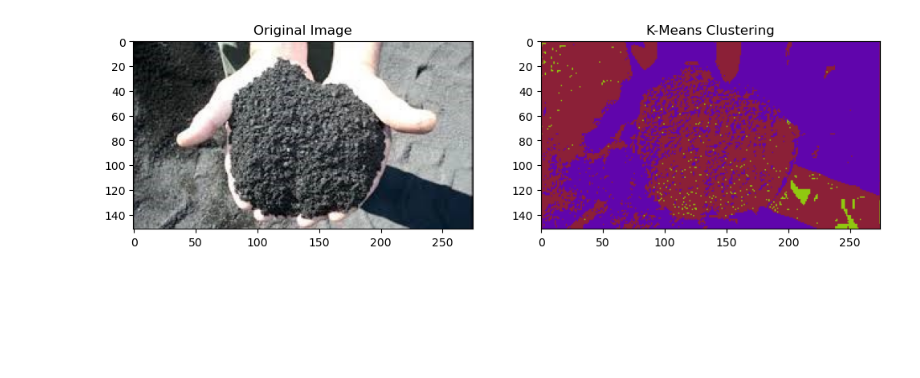
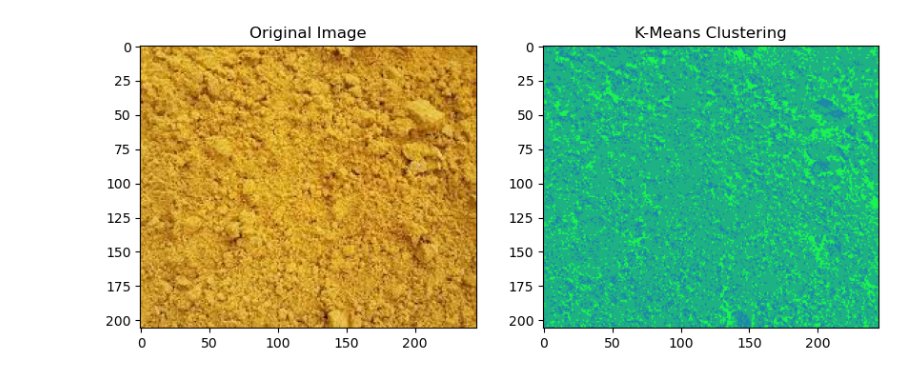
Before and after one commit to Pagornsun/-Soil-Organic-Matter-Estimation, a Jupyter notebook: src/main.ipynb, the cells around one changed output. Drawn from its saved outputs; the diff is of its cells as text; code cells hidden in the pictures; blank space fills up the shorter version.

```diff
--- a/src/main.ipynb
+++ b/src/main.ipynb
@@ -7,6 +7,7 @@ import pandas as pd
 
 # ฟังก์ชันแปลง RGB → HSI
 def rgb_to_hsi(image):
+    """ แปลงภาพจาก RGB เป็น HSI Color Space """
     image = image.astype(np.float32) / 255.0  # Normalize RGB
     r, g, b = cv2.split(image)
 
@@ -30,8 +31,9 @@ def rgb_to_hsi(image):
 
 # ฟังก์ชันโหลดและแปลงภาพ
 def load_and_convert_image(image_path):
+    """ โหลดและแปลงภาพเป็น RGB และ HSI """
     if not os.path.exists(image_path):
-        raise FileNotFoundError(f"ไม่พบไฟล์: {image_path}")
+        raise FileNotFoundError(f"❌ ไม่พบไฟล์: {image_path}")
 
     image = cv2.imread(image_path)
     image = cv2.cvtColor(image, cv2.COLOR_BGR2RGB)
@@ -40,17 +42,21 @@ def load_and_convert_image(image_path):
 
 # ฟังก์ชันลบพื้นหลัง
 def remove_background(image):
+    """ กำจัดพื้นหลังของดินด้วย Otsu's Thresholding """
     gray = cv2.cvtColor(image, cv2.COLOR_RGB2GRAY)
     _, thresh = cv2.threshold(gray, 0, 255, cv2.THRESH_BINARY_INV + cv2.THRESH_OTSU)
 
+    # ปรับปรุงผลลัพธ์ด้วย Morphological Operations
     kernel = np.ones((5, 5), np.uint8)
     mask = cv2.morphologyEx(thresh, cv2.MORPH_OPEN, kernel)
 
+    # ใช้ mask เพื่อลบพื้นหลังออกจากภาพ
     result = cv2.bitwise_and(image, image, mask=mask)
     return result, mask
 
 # ฟังก์ชันวิเคราะห์ค่าเฉลี่ยของ HSI
 def analyze_soil_color(hsi_image, mask):
+    """ คำนวณค่าเฉลี่ยของ H, S, I (HSI Color Space) """
     h, s, i = cv2.split(hsi_image)
     mean_H = np.mean(h[mask > 0])
     mean_S = np.mean(s[mask > 0])
@@ -59,6 +65,7 @@ def analyze_soil_color(hsi_image, mask):
 
 # ฟังก์ชัน K-Means Clustering
 def kmeans_clustering(hsi_image, k=3):
+    """ ใช้ K-Means Clustering แบ่งระดับสีดินใน HSI """
     pixels = hsi_image.reshape((-1, 3))
     pixels = np.float32(pixels)
 
@@ -72,37 +79,46 @@ def kmeans_clustering(hsi_image, k=3):
 
 # ฟังก์ชันคำนวณเปอร์เซ็นต์ของแต่ละสี
 def calculate_color_percentage(labels, k):
+    """ คำนวณเปอร์เซ็นต์ของแต่ละกลุ่มสีดิน """
     unique, counts = np.unique(labels, return_counts=True)
     total_pixels = np.sum(counts)
     percentages = {f'Cluster {i}': (counts[i] / total_pixels) * 100 for i in range(k)}
     return percentages
 
-#  ฟังก์ชันบันทึกผลลัพธ์
-def save_results(image_name, mean_H, mean_S, mean_I, percentages, centers, output_dir="results"):
-    if not os.path.exists(output_dir):
-        os.makedirs(output_dir)
+# ฟังก์ชันวิเคราะห์ดินเข้ม / ดินอ่อน
+def classify_soil_intensity(hsi_image, threshold=0.5):
+    """ แยกดินเข้ม/อ่อน โดยใช้ค่า Intensity """
+    _, _, intensity = cv2.split(hsi_image)
+    dark_soil_ratio = np.sum(intensity < threshold) / intensity.size * 100
+    light_soil_ratio = 100 - dark_soil_ratio
+    return dark_soil_ratio, light_soil_ratio
 
-    output_csv = os.path.join(output_dir, "soil_analysis.csv")
+# ฟังก์ชันสรุปว่าดินอยู่ใน Clustering ไหน
+def classify_clusters(centers):
+    """ จำแนกดินแต่ละกลุ่มว่าเป็นดินเข้มหรือดินอ่อน """
+    cluster_types = []
+    for i, center in enumerate(centers):
+        H, S, I = center
+        soil_type = "Dark Soil (High Organic Matter)" if I <= 0.5 else "Light Soil (Low Organic Matter)"
+        cluster_types.append(f"Cluster {i}: {soil_type} (I = {I:.2f})")
+    return cluster_types
 
-    df_color = pd.DataFrame({
-        "Image": [image_name],
-        "H": [mean_H], "S": [mean_S], "I": [mean_I]
-    })
-
-    df_percentage = pd.DataFrame(list(percentages.items()), columns=["Cluster", "Percentage"])
-    df_percentage["Image"] = image_name
-
-    df_color.to_csv(output_csv, mode='a', header=not os.path.exists(output_csv), index=False)
-    df_percentage.to_csv(output_csv.replace(".csv", "_clusters.csv"), mode='a', header=not os.path.exists(output_csv.replace(".csv", "_clusters.csv")), index=False)
-
-    print(f"Results saved successfully in {output_csv}")
+# ฟังก์ชันแสดงผล Histogram
+def plot_histogram(hsi_image):
+    """ แสดง Histogram ของค่า Intensity """
+    _, _, intensity = cv2.split(hsi_image)
+    plt.figure(figsize=(8,5))
+    plt.hist(intensity.ravel(), bins=50, color='brown', alpha=0.7)
+    plt.xlabel("Intensity Value")
+    plt.ylabel("Frequency")
+    plt.title("Soil Intensity Distribution")
+    plt.show()
 
 # กำหนดพาธรูปภาพ
 BASE_PATH = os.path.normpath("C:/Users/HP/Documents/GitHub/-Soil-Organic-Matter-Estimation/dataset/Soil types")
-SOIL_TYPE = "Cinder Soil"
-IMAGE_NAME = "23.jpg"
+SOIL_TYPE = "Yellow Soil"
+IMAGE_NAME = "2.jpg"
 IMAGE_PATH = os.path.join(BASE_PATH, SOIL_TYPE, IMAGE_NAME)
-
 
 # วิเคราะห์ภาพดิน
 original, hsi_image = load_and_convert_image(IMAGE_PATH)
@@ -110,21 +126,35 @@ clean_image, mask = remove_background(original)
 mean_H, mean_S, mean_I = analyze_soil_color(hsi_image, mask)
 segmented_image, labels, centers = kmeans_clustering(hsi_image, k=3)
 percentages = calculate_color_percentage(labels, k=3)
+dark_soil_ratio, light_soil_ratio = classify_soil_intensity(hsi_image)
+cluster_analysis = classify_clusters(centers)  # เรียกใช้ฟังก์ชันที่เพิ่มใหม่
 
 # แสดงผล
-print(f"\nAnalyzing image: {IMAGE_PATH}\n")
-print(f"Average Soil Color Values:\nH = {mean_H:.2f}, S = {mean_S:.2f}, I = {mean_I:.2f}\n")
-print("Soil Color Percentages:")
+print(f"\n Analyzing image: {IMAGE_PATH}\n")
+print(f" Average Soil Color Values:\nH = {mean_H:.2f}, S = {mean_S:.2f}, I = {mean_I:.2f}\n")
+
+print(" Soil Color Percentages:")
 for cluster, percent in percentages.items():
     print(f"{cluster}: {percent:.1f}%")
 
-print("\nCluster Centers (HSI):")
-for i, center in enumerate(centers):
-    print(f"Cluster {i}: H = {center[0]:.2f}, S = {center[1]:.2f}, I = {center[2]:.2f}")
+print("\n Cluster Classification:")
+for cluster_info in cluster_analysis:
+    print(cluster_info)
 
-# บันทึกผลลัพธ์
-save_results(IMAGE_NAME, mean_H, mean_S, mean_I, percentages, centers)
+print(f"\n Soil Intensity Analysis:")
+print(f" Dark Soil: {dark_soil_ratio:.2f}% (High Organic Matter)")
+print(f" Light Soil: {light_soil_ratio:.2f}% (Low Organic Matter)")
 
-# แสดงผลภาพ
-plot_results(original, segmented_image, percentages)
+# แสดงภาพ + Histogram
+plt.figure(figsize=(10, 4))
+plt.subplot(1, 2, 1)
+plt.imshow(original)
+plt.title("Original Image")
+
+plt.subplot(1, 2, 2)
+plt.imshow(segmented_image)
+plt.title("K-Means Clustering")
+plt.show()
+
+plot_histogram(hsi_image)
 # %% [output]
@@ -146 +179 @@ Results saved successfully in results\soil_analysis.csv
-[figure, old version]
+[figure, new version]
```
Also changed, not shown: parts of 1 cell of this notebook, 4 other files.
